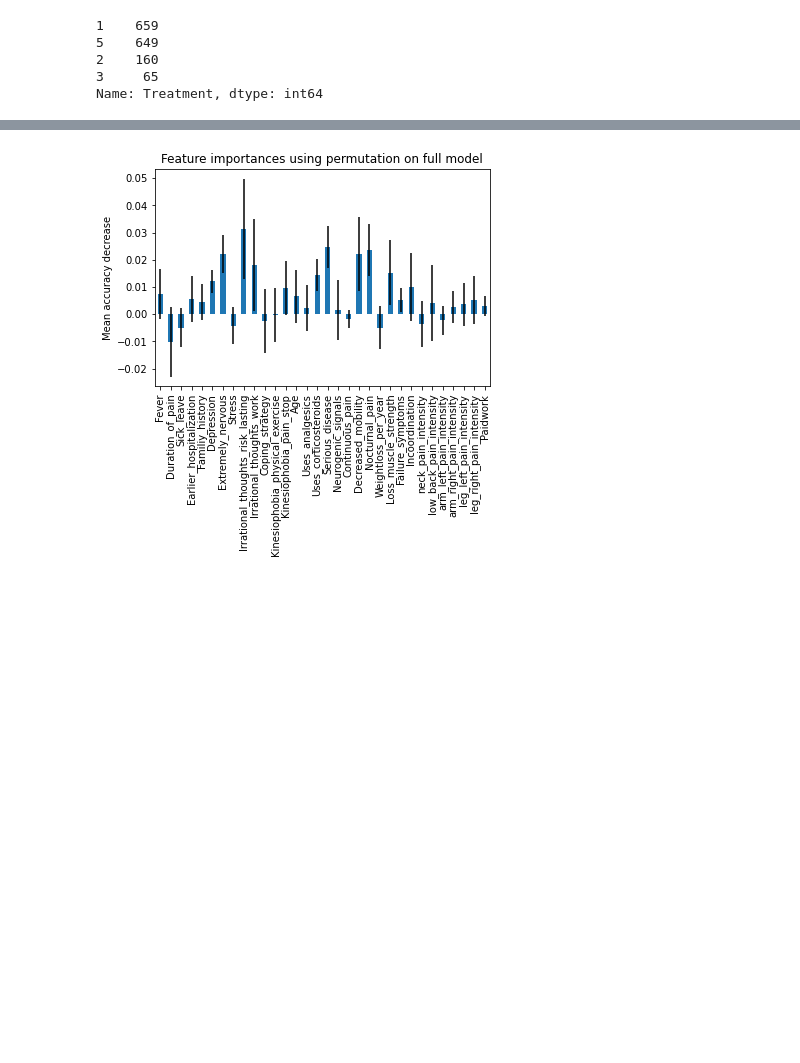
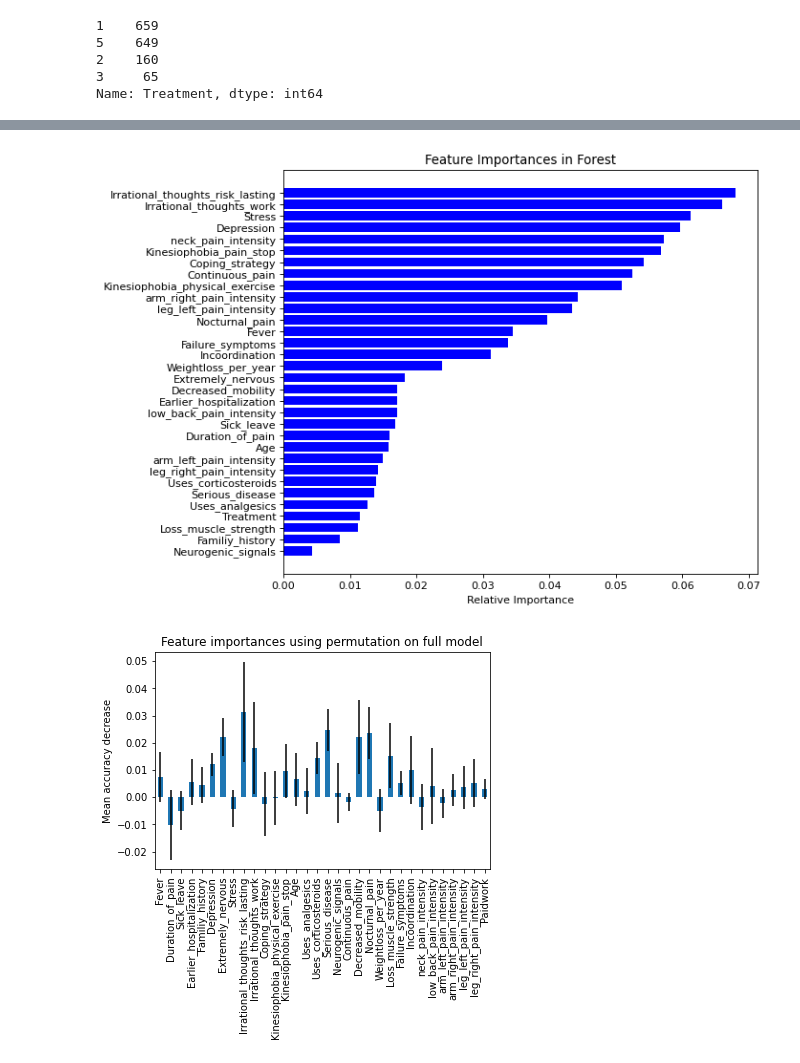
Before and after one commit to WALEX2000/DataScience-Project, a Jupyter notebook: src/treeClassification.ipynb, the cells around one changed output, grey strips where cells are left out. Cells and saved outputs as stored; diff of their text form; code cells hidden in the pictures; blank space fills up the shorter version.

```diff
--- a/src/treeClassification.ipynb
+++ b/src/treeClassification.ipynb
@@ -201,3 +238,18 @@ print(forest.score(X_test,y_test))
+# %%
+#FEATURE IMPORTANCE MDI FORESTS
+
+features = data.columns
+importances = forest.feature_importances_
+indices = np.argsort(importances)
+plt.figure(figsize=(8, 7), dpi=80)
+plt.title('Feature Importances in Forest')
+plt.barh(range(len(indices)), importances[indices], color='b', align='center')
+plt.yticks(range(len(indices)), [features[i] for i in indices])
+plt.xlabel('Relative Importance')
+plt.figure
+plt.show()
+# %% [output]
+[figure, added]
 # %%
 #PERMUTATION IMPORTANCE
 
```
Also changed, not shown: parts of 7 cells of this notebook, 2 other files.
